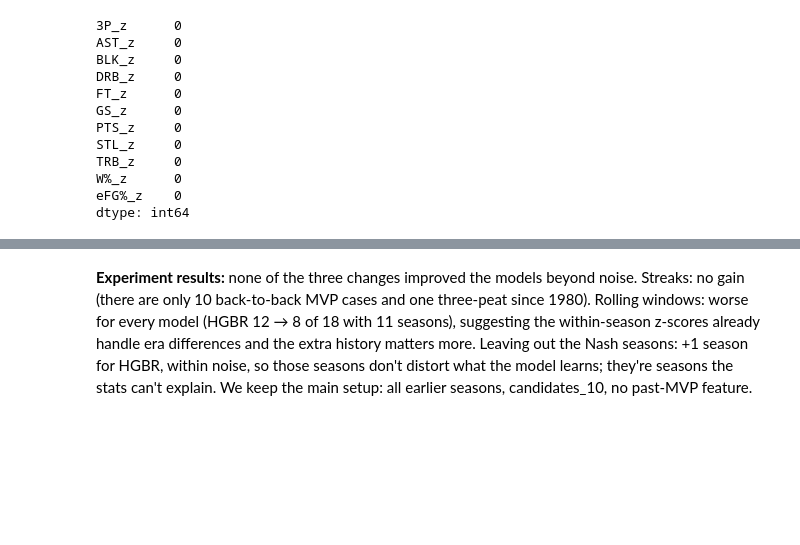
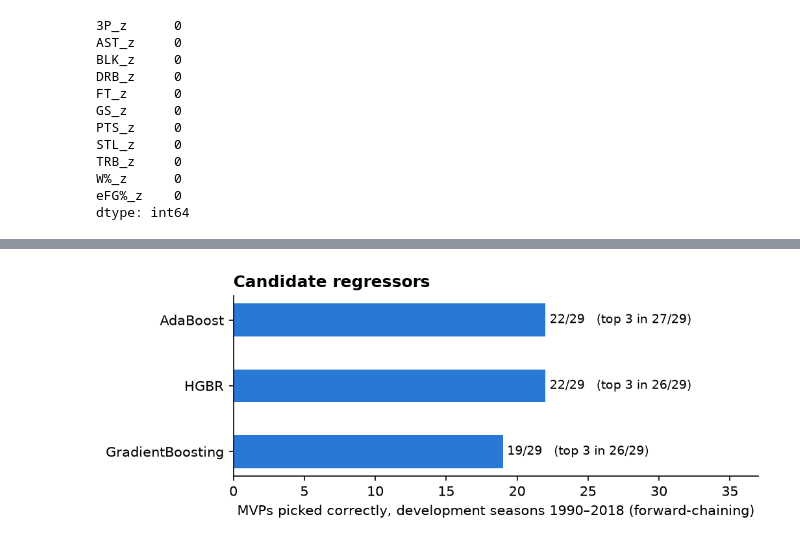
Before and after one commit to Erdos-Projects/fall-2026-nba-mvp-prediction, a Jupyter notebook: notebooks/model_selection/regressor.ipynb, the cells around one changed output, grey strips where cells are left out. Saved outputs shown, nothing was run; the diff lists cells and outputs as text; code cells hidden in the pictures; blank space fills up the shorter version.

Commit message:
Clean up regressor notebook: model selection only (HGBR, AdaBoost, GradientBoosting), candidates chart, model choice

```diff
--- a/notebooks/model_selection/regressor.ipynb
+++ b/notebooks/model_selection/regressor.ipynb
@@ -528,5 +348,5 @@ for chain in cv:
 
 
 print(f'{result.Match.sum()}/{len(result)}')
-result
+results_by_model['GradientBoosting'] = result
 # %% [output]
@@ -943,5 +353,0 @@ Gradient boosting: off by 0.226 vote share on average (top 5, 2001-2018)
-# %%
-#direction of the error: negative = the model predicts too little vote share for the top 5
-top5 = window.sort_values('MVPVS', ascending=False).groupby('Year').head(5)
-for name in ['Quasi-binomial', 'Gradient boosting']:
-    print(f'{name}: average (predicted - actual) = {(top5[models[name]] - top5["MVPVS"]).mean():+.3f}')
@@ -1349,17 +353,0 @@ def forward_three(zcols, rawcols, window=None):
-# %%
-z10, raw10 = [c + '_z' for c in feature_sets['candidates_10']], feature_sets['candidates_10']
-versions = {'all history (current)':          (z10,          raw10,          None),
-            'all history + streaks':          (z10 + STREAK, raw10 + STREAK, None),
-            'last 11 seasons':                (z10,          raw10,          11),
-            'last 11 seasons + streaks':      (z10 + STREAK, raw10 + STREAK, 11),
-            'last 20 seasons':                (z10,          raw10,          20),
-            'last 20 seasons + streaks':      (z10 + STREAK, raw10 + STREAK, 20)}
-
-rows = []
-for label_, (zc, rc, w) in versions.items():
-    d = data[['Year', 'Code', 'Player', 'MVP']].join(forward_three(zc, rc, w))
-    d = d[d['Year'] >= 2001]                               #same seasons as the main comparison
-    for name in short:
-        hits, n, top3 = score(d, name)
-        rows.append({'version': label_, 'model': name, 'hits': f'{hits}/{n}', 'top3': f'{top3}/{n}'})
-pd.DataFrame(rows).pivot(index='version', columns='model', values='hits').loc[list(versions)]
@@ -1408,2 +354,22 @@ pd.DataFrame(rows)
-# %% [markdown]
-**Experiment results:** none of the three changes improved the models beyond noise. Streaks: no gain (there are only 10 back-to-back MVP cases and one three-peat since 1980). Rolling windows: worse for every model (HGBR 12 → 8 of 18 with 11 seasons), suggesting the within-season z-scores already handle era differences and the extra history matters more. Leaving out the Nash seasons: +1 season for HGBR, within noise, so those seasons don't distort what the model learns; they're seasons the stats can't explain. We keep the main setup: all earlier seasons, candidates_10, no past-MVP feature.
+# %%
+#candidate regressors side by side: MVP picked (bar) and real MVP in the top 3 (label), 1990-2018
+import matplotlib.pyplot as plt
+
+summary = pd.DataFrame({name: {'hits': r['Match'].sum(), 'top3': r['Top3'].sum(), 'n': len(r)}
+                        for name, r in results_by_model.items()}).T.sort_values('hits')
+
+fig, ax = plt.subplots(figsize=(7, 2.8), dpi=150)
+bars = ax.barh(summary.index, summary['hits'], color='#2a78d6', height=0.5)
+for b, (name, row) in zip(bars, summary.iterrows()):
+    ax.text(row['hits'] + 0.3, b.get_y() + b.get_height() / 2,
+            f"{row['hits']}/{row['n']}   (top 3 in {row['top3']}/{row['n']})", va='center', fontsize=9)
+ax.set_xlim(0, summary['n'].max() + 8)
+ax.set_xlabel('MVPs picked correctly, development seasons 1990–2018 (forward-chaining)')
+ax.set_title('Candidate regressors', loc='left', fontweight='bold')
+for side in ['top', 'right']:
+    ax.spines[side].set_visible(False)
+plt.tight_layout()
+plt.savefig(OUT / 'regressor_candidates.png', facecolor='white')
+plt.show()
+# %% [output]
+[figure, added]
```
Also changed, not shown: parts of 76 cells of this notebook.
